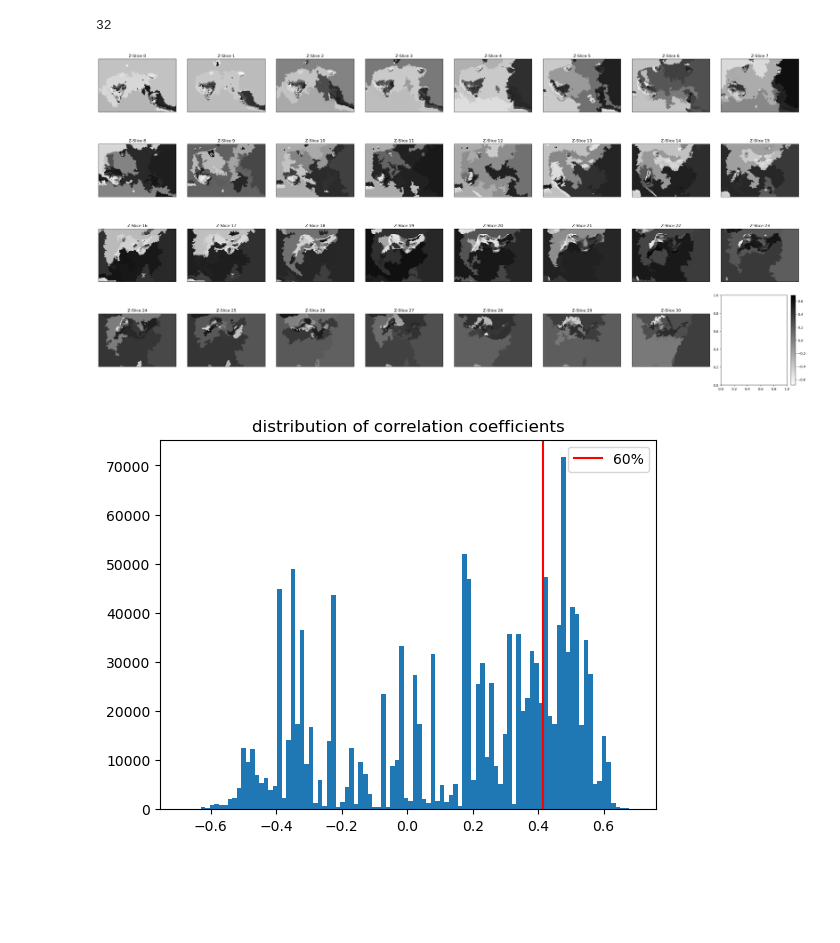
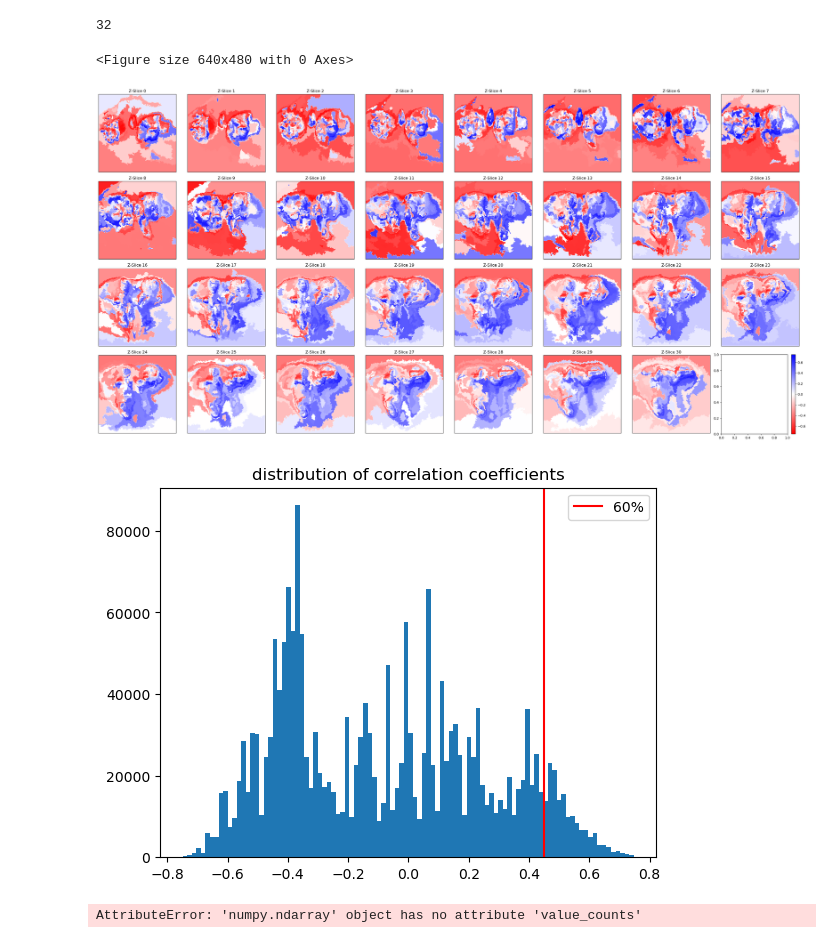
Before and after one commit to ptarabishi/ROI_analysis, a Jupyter notebook: 2025_09_25_spatialplots.ipynb, the cells around one changed output. Drawn from its saved outputs; the diff is of its cells as text; code cells hidden in the pictures; blank space fills up the shorter version.

```diff
--- a/2025_09_25_spatialplots.ipynb
+++ b/2025_09_25_spatialplots.ipynb
@@ -6,8 +7,8 @@ from src import io, corr
 import matplotlib.pyplot as plt
 from matplotlib import colors
 # %%
-exp_date = '250730'
-exp_num = '1001'
+exp_date = '251014'
+exp_num = '1701'
 
 experiment_path = io.get_experiment(exp_date, exp_num)
 supervox_path = io.get_file(experiment_path, 'processed', '*supervoxels.h5')
@@ -81,25 +103,28 @@ print(corr_array.shape)
 # %%
+plt.figure()
 fig, axes = plt.subplots(4, 8, figsize=(30, 15)) # (xaxis, yaxis, figure size)
-cmap = 'gray_r'
+div_cmap = 'bwr_r'
 # Flatten the 2D array of axes for easier iteration
 axes = axes.flatten()
 print(len(axes))
 # create a single norm to be shared across all images
 norm_all = colors.Normalize(vmin=np.min(corr_array), vmax=np.max(corr_array))
 images = []
 # Populate each subplot with some sample data
 for i, ax in enumerate(axes):
     if i < corr_array.shape[0]:
-        images.append(ax.imshow(corr_array[i].T, cmap=cmap, norm=norm_all))
+        images.append(ax.imshow(corr_array[i].T, cmap=div_cmap, norm=norm_all))
         ax.set_title(f'Z-Slice {i}')
         ax.set_xticks([]) # Hide x-axis ticks for cleaner appearance
         ax.set_yticks([]) # Hide
 fig.colorbar(images[0], ax=ax, orientation='vertical', fraction=.1)
+# plt.title(fr'{exp_date}_{exp_num}: Pearson Correlation Coefficient across slices')
 plt.tight_layout()
 plt.show()
 # %% [output]
 32
+<Figure size 640x480 with 0 Axes>
-[figure, old version]
+[figure, new version]
 # %%
 percent = 60
 threshold = np.max(corr_array)*(percent/100)
@@ -109,7 +134,11 @@ plt.title('distribution of correlation coefficients')
 plt.legend()
 plt.show()
 # %% [output]
-[figure, old version]
+[figure, new version]
+# %%
+corr_array[0].value_counts
+# %% [output]
+AttributeError: 'numpy.ndarray' object has no attribute 'value_counts'
 # %%
 # to plot the spatial organization of rois with high correlation
 highly_corr = []
```
Also changed, not shown: parts of 8 cells of this notebook, 3 other files.
